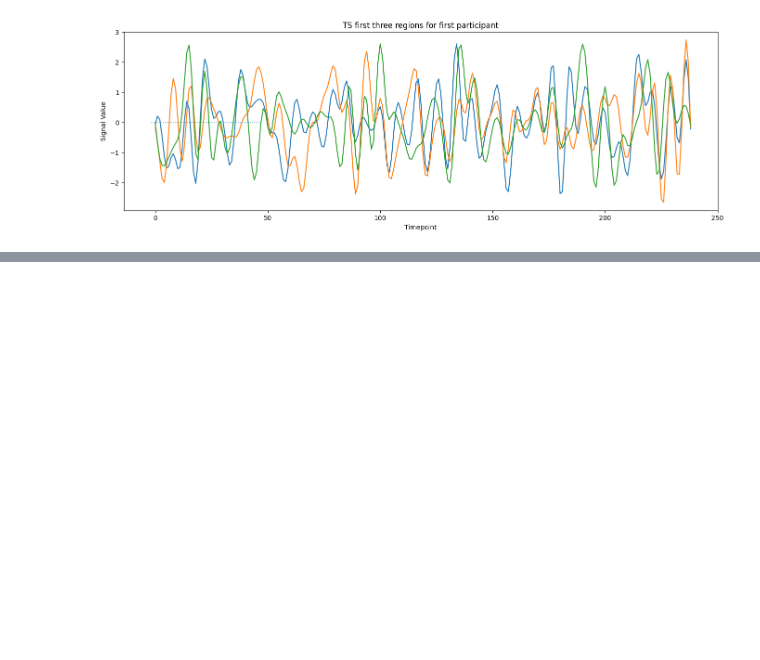
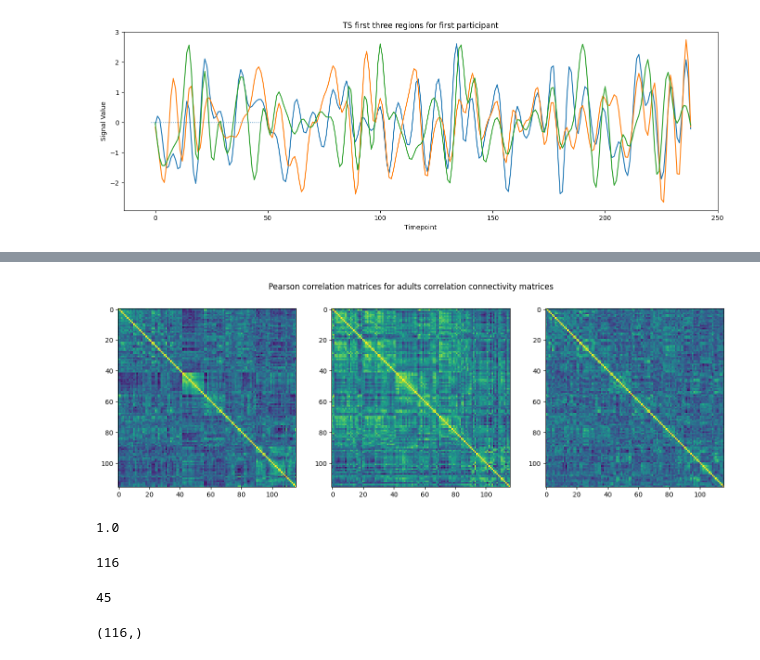
Before and after one commit to EtokonE/functional_connectivity, a Jupyter notebook: notebooks/FC_analysis/1_Chech_parcellation_results.ipynb, the cells around one changed output, grey strips where cells are left out. Drawn from its saved outputs; the diff is of its cells as text; code cells hidden in the pictures; blank space fills up the shorter version.

Commit message:
check parcellation results

```diff
--- a/notebooks/FC_analysis/1_Chech_parcellation_results.ipynb
+++ b/notebooks/FC_analysis/1_Chech_parcellation_results.ipynb
@@ -11,16 +11,23 @@ The results of running the `src/parcellation.py` script is `parcellation.h5` for
 # Add the parent directory to the Python path
 import sys
 import os
-sys.path.append(os.path.join(os.path.dirname(os.getcwd()), ''))
+sys.path.append(os.path.join(os.path.dirname(os.getcwd()), '../'))
+
+# Ignore warnings
+import warnings
+warnings.filterwarnings('ignore')
 
 
 # Import libraries
 import matplotlib.pyplot as plt
-from src.utils import read_h5_parcellation, plot_ts
+from src.fc_measure import PearsonCorrelation, CrossCorrelationStatmodels, CrossCorrelationNumpy, \
+    MutualInformation, Coherence, WaveletCoherence, EuclideanDistance, CityblockDistance, \
+    EarthMoversDistance, DynamicTimeWarping
+from src.utils import read_h5_parcellation, plot_ts, parcellation2list, plot_corr_matrices
 
 
 # Constant variables
-ADULTS_PARCELLATION_FILE = '../results/adults_parcellation.h5'
+ADULTS_PARCELLATION_FILE = '../../results/parcellation/aal/adults_parcellation.h5'
 # %% [markdown]
 ### 2. Load the file with parcellation results
 # %%
@@ -41,3 +48,6 @@ plt.hlines(0, -2, adults_ts[:,0:3].shape[0]+2,
 # %% [output]
 <matplotlib.collections.LineCollection at 0x...>
 [figure]
+# %%
+# Prepare time series
+adults_ts_list = parcellation2list(adults_ts)
@@ -43,0 +56,6 @@ plt.hlines(0, -2, adults_ts[:,0:3].shape[0]+2,
+# %%
+pearson_correlation = PearsonCorrelation()
+pearson_adults_matr = pearson_correlation.calculate(adults_ts_list)
+
+print(f'Adults connectivity matrices shape: {pearson_adults_matr.shape}')
+print(f'Connectivity matrices type: {type(pearson_adults_matr)}')
@@ -43,0 +66,21 @@ plt.hlines(0, -2, adults_ts[:,0:3].shape[0]+2,
+# %%
+plot_corr_matrices(matrices=pearson_adults_matr,
+                   title="Pearson correlation matrices for adults")
+# %% [output]
+[figure, added]
+# %%
+pearson_adults_matr[0].max()
+# %% [output]
+1.0
+# %%
+adults_ts_list[0].shape[1]
+# %% [output]
+116
+# %%
+len(adults_ts_list)
+# %% [output]
+45
+# %%
+adults_ts_list[0][3].shape
+# %% [output]
+(116,)
```
Also changed, not shown: parts of 25 cells of this notebook.
